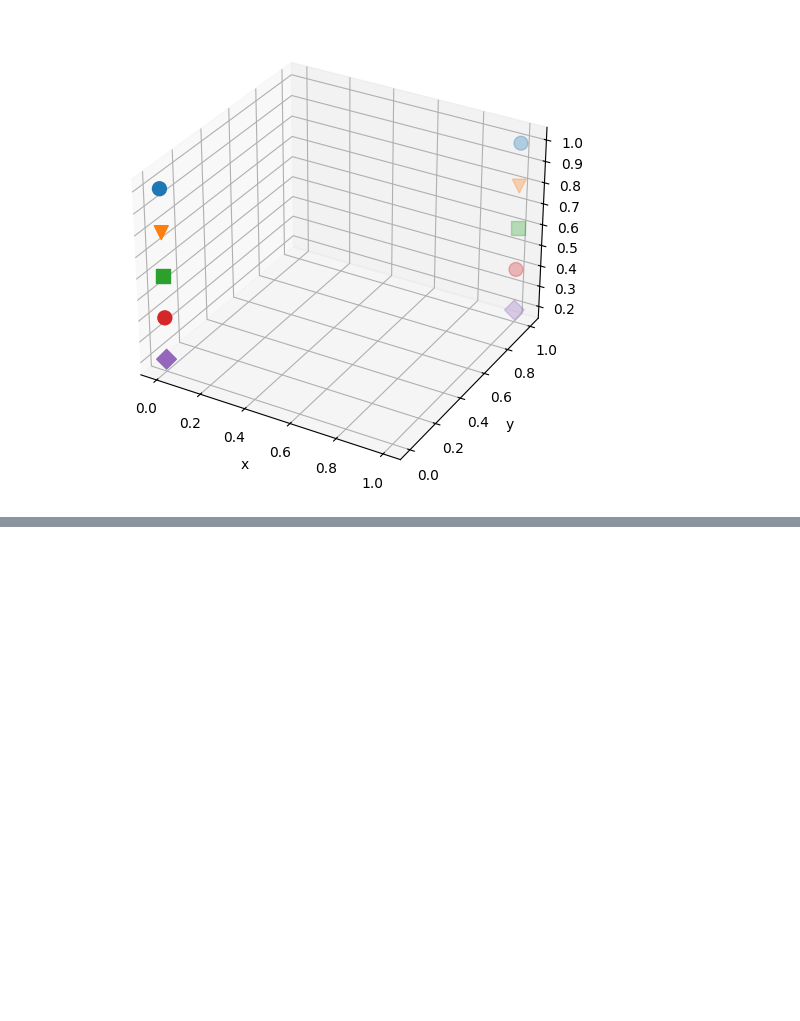
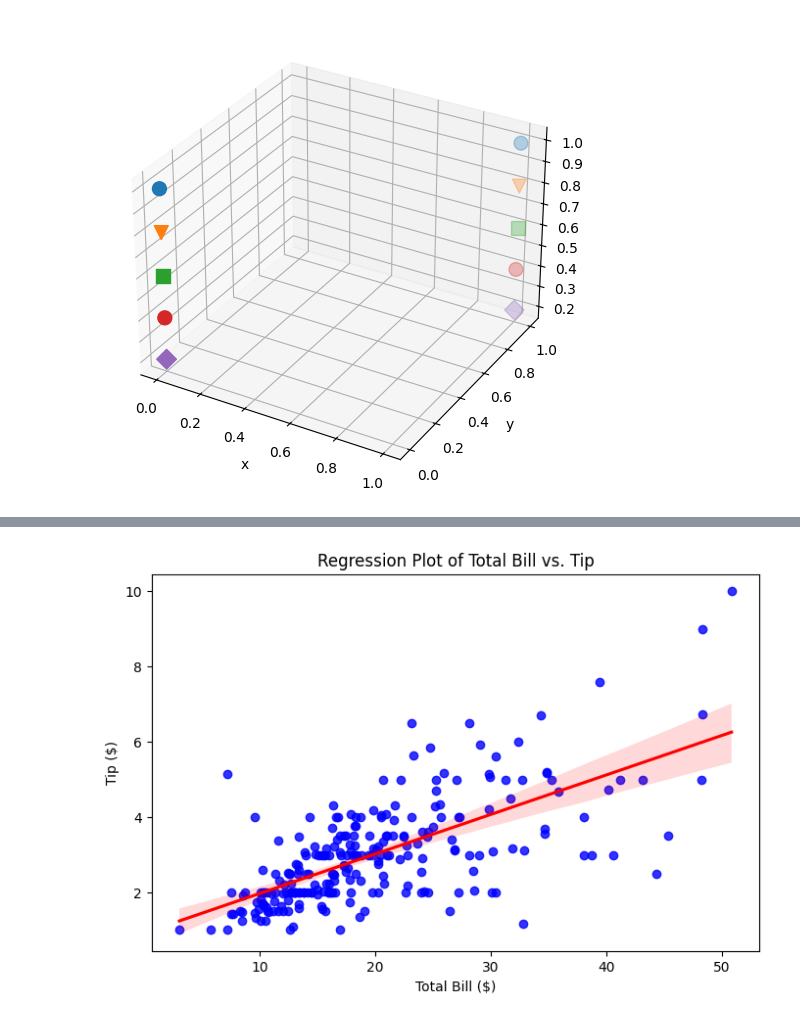
Before and after one commit to xiaoshunren/AI, a Jupyter notebook: Ai-Study/MATPLOTLIB_PROJECT/matplotlib_main.ipynb, the cells around one changed output, grey strips where cells are left out. Cells and saved outputs as stored; diff of their text form; code cells hidden in the pictures; blank space fills up the shorter version.

```diff
--- a/Ai-Study/MATPLOTLIB_PROJECT/matplotlib_main.ipynb
+++ b/Ai-Study/MATPLOTLIB_PROJECT/matplotlib_main.ipynb
@@ -199,0 +231,16 @@ plt.show()
+# %%
+import seaborn as sns
+import matplotlib.pyplot as plt
+# Load the "tips" dataset
+tips = sns.load_dataset("tips")
+# 二维变量回归图
+# 回归图(Regression Plot)的重点是突出两个数字变量之间的关系
+# 自变量（通常在 x 轴上）和因变量（在 y 轴上）。单个数据点以点的形式显示，回归图的中心元素是回归线或曲线，它代表了描述变量之间关系的最佳拟合数学模型。
+plt.figure(figsize=(8, 5))
+sns.regplot(x="total_bill", y="tip", data=tips, scatter_kws={"color": "blue"}, line_kws={"color": "red"})
+plt.title("Regression Plot of Total Bill vs. Tip") # 总账单与小费的回归图
+plt.xlabel("Total Bill ($)")
+plt.ylabel("Tip ($)")
+plt.show()
+# %% [output]
+[figure, added]
```
Also changed, not shown: parts of 9 cells of this notebook, 2 other files.
